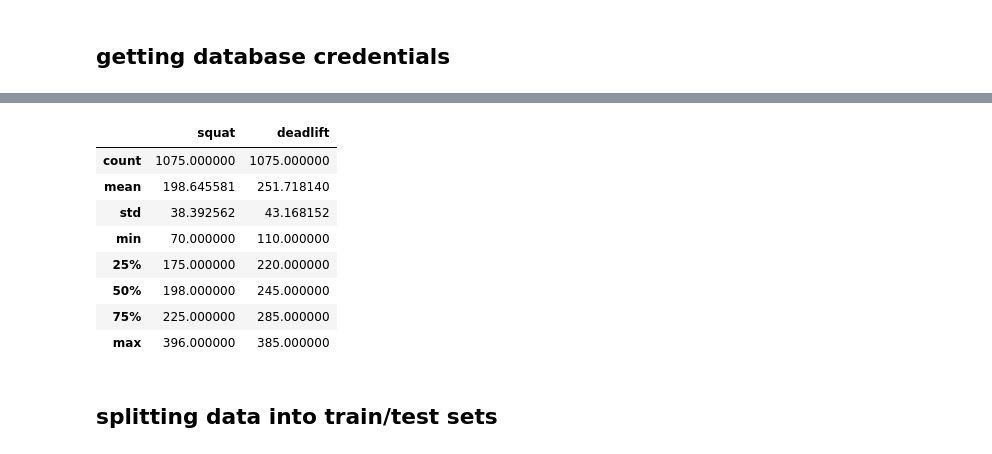
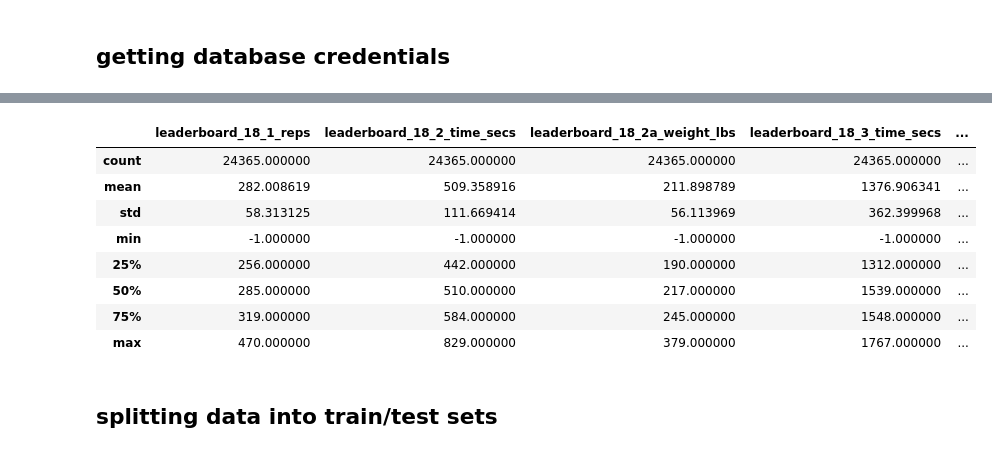
Before and after one commit to zfreedman/crossfit_open_2018, a Jupyter notebook: learning/open_bayesian_regression.ipynb, the cells around one changed output, grey strips where cells are left out. Cells and saved outputs as stored; diff of their text form; code cells hidden in the pictures.

Commit message:
feat: Grabbed data from from database for open scores.

```diff
--- a/learning/open_bayesian_regression.ipynb
+++ b/learning/open_bayesian_regression.ipynb
@@ -46,13 +47,23 @@ with open("../database_credentials2.txt") as f:
 # %%
 #read into dataframe
 #note: division 4 references women 45-49
-squat_deadlift = grab_data(
+open_keys = list(map(lambda x: "leaderboard_18_" + x, [
+    "1_reps",
+    "2_time_secs",
+    "2a_weight_lbs",
+    "3_time_secs",
+    "4_time_secs",
+    "5_reps"
+]))
+working_division = 18
+
+open_data = grab_data(
     """
-    SELECT back_squat_lbs AS squat, deadlift_lbs AS deadlift
+    SELECT id, {}
     FROM athlete
-    WHERE division_id=4
-    AND back_squat_lbs > 0
-    AND deadlift_lbs > 0;
-    """,
+    WHERE division_id={}
+    """.format(
+        ", ".join(open_keys), working_division
+    ),
     creds
 )
@@ -71,16 +83,16 @@ squat_deadlift.head(5)
 # %%
 #pandas inherit statistical descriptor function for pandas dataframes
-squat_deadlift.describe()
+open_data.drop.describe().drop(["id"], axis=1)
 # %% [output]
-|  | squat | deadlift |
-| count | 1075.000000 | 1075.000000 |
-| mean | 198.645581 | 251.718140 |
-| std | 38.392562 | 43.168152 |
-| min | 70.000000 | 110.000000 |
-| 25% | 175.000000 | 220.000000 |
-| 50% | 198.000000 | 245.000000 |
-| 75% | 225.000000 | 285.000000 |
-| max | 396.000000 | 385.000000 |
+|  | leaderboard_18_1_reps | leaderboard_18_2_time_secs | leaderboard_18_2a_weight_lbs | leaderboard_18_3_time_secs | ... |
+| count | 24365.000000 | 24365.000000 | 24365.000000 | 24365.000000 | ... |
+| mean | 282.008619 | 509.358916 | 211.898789 | 1376.906341 | ... |
+| std | 58.313125 | 111.669414 | 56.113969 | 362.399968 | ... |
+| min | -1.000000 | -1.000000 | -1.000000 | -1.000000 | ... |
+| 25% | 256.000000 | 442.000000 | 190.000000 | 1312.000000 | ... |
+| 50% | 285.000000 | 510.000000 | 217.000000 | 1539.000000 | ... |
+| 75% | 319.000000 | 584.000000 | 245.000000 | 1548.000000 | ... |
+| max | 470.000000 | 829.000000 | 379.000000 | 1767.000000 | ... |
 # %% [markdown]
 ## splitting data into train/test sets
 # %%
```
Also changed, not shown: parts of 5 cells of this notebook, 1 other file.
